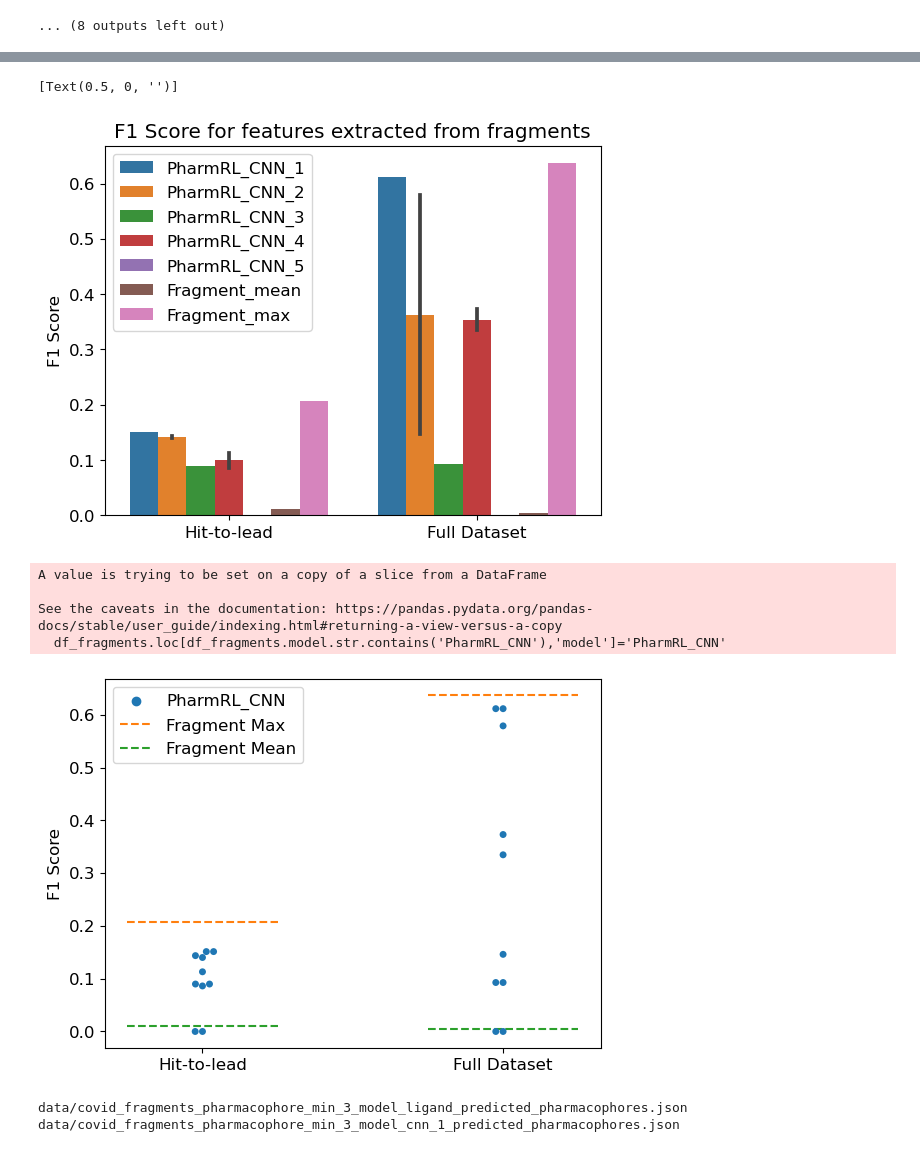
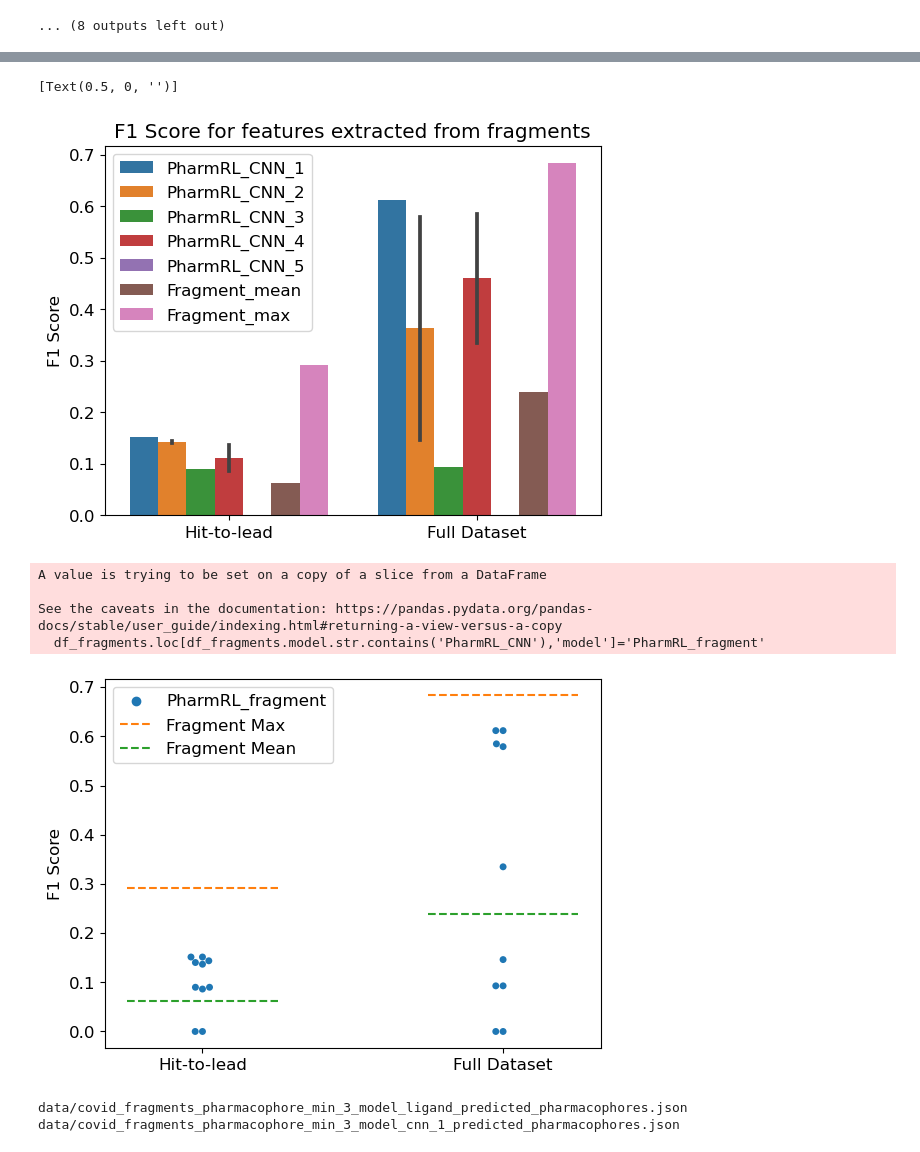
Before and after one commit to RishalAggarwal/Pharmrl, a Jupyter notebook: notebooks/covid_eval.ipynb, the cells around one changed output, grey strips where cells are left out. Cells and saved outputs as stored; diff of their text form; code cells hidden in the pictures.

Commit message:
covid baseline update

```diff
--- a/notebooks/covid_eval.ipynb
+++ b/notebooks/covid_eval.ipynb
@@ -538,19 +538,21 @@ def lines_to_pharmit_query(lines,pdb_file):
         point['x'] = float(line[1])
         point['y'] = float(line[2])
         point['z'] = float(line[3])
+        point['radius'] = 1.0
         query['points'].append(point)
-    #query["exselect"] = "receptor"
-    #query["extolerance"] = 1
-    #query["recname"] = line[5]
-    #query["receptor"] = pdb_file
+    query["exselect"] = "receptor"
+    query["extolerance"] = 1
+    query["recname"] = line[5]
+    query["receptor"] = pdb_file
     return query
 # %%
 import random
 import os
 import subprocess
 import json
+import numpy as np
 file = open('data/covid_moonshot_enabled.txt','r')
-pdb_file=open('data/Mpro_XChem_screen_active_site_11-May-2020/Mpro-x0072_0_nowat.pdb','r').readlines()
+pdb_file=open('data/Mpro_XChem_screen_active_site_11-May-2020/Mpro-x0354_0_nowat.pdb','r').readlines()
 pdb_file="".join(pdb_file)
 lines = file.readlines()
 
@@ -814,7 +817,7 @@ data/covid_cnn_pharmacophore_min_3_model_cnn_1_predicted_pharmacophores.json
 data/covid_cnn_pharmacophore_min_3_model_cnn_2_predicted_pharmacophores.json
 ... (8 outputs left out)
 # %%
-df=pd.concat([df,pd.DataFrame({'system':['fresco','fresco','covid','covid','fresco','fresco','covid','covid'],'f1':[0.010905257799999998,0.207547,0.004909029800000001,0.636595,0.010905257799999998,0.207547,0.004909029800000001,0.636595],'model':['Fragment_mean','Fragment_max','Fragment_mean','Fragment_max','Fragment_mean','Fragment_max','Fragment_mean','Fragment_max'],'features':['fragments','fragments','fragments','fragments','cnn','cnn','cnn','cnn']})],ignore_index=True)
+df=pd.concat([df,pd.DataFrame({'system':['fresco','fresco','covid','covid','fresco','fresco','covid','covid'],'f1':[0.062206791899999996,0.292135,0.2387922313,0.683036,0.062206791899999996,0.292135,0.2387922313,0.683036],'model':['Fragment_mean','Fragment_max','Fragment_mean','Fragment_max','Fragment_mean','Fragment_max','Fragment_mean','Fragment_max'],'features':['fragments','fragments','fragments','fragments','cnn','cnn','cnn','cnn']})],ignore_index=True)
 # %%
 import seaborn as sns
 import matplotlib.pyplot as plt
@@ -860,36 +863,36 @@ ax.set_title('F1 Score for features extracted from fragments')
 ax.set(xlabel=None)
 # %% [output]
 [Text(0.5, 0, '')]
-[figure, old version]
+[figure, new version]
 # %%
 matplotlib.rcParams.update({'font.size': 12})
-df_fragments.loc[df_fragments.model.str.contains('PharmRL_CNN'),'model']='PharmRL_CNN'
+df_fragments.loc[df_fragments.model.str.contains('PharmRL_CNN'),'model']='PharmRL_fragment'
 #df_cnn.loc[df_cnn.num_feats==3,'model']='PharmRL_CNN_3'
 #ax=sns.boxplot(x='system',y='f1',hue='model',data=df_cnn[df_cnn.model.str.contains('PharmRL_CNN')])
-ax=sns.swarmplot(x='system',y='f1',hue='model',data=df_fragments[df_fragments.model.str.contains('PharmRL_CNN')])
+ax=sns.swarmplot(x='system',y='f1',hue='model',data=df_fragments[df_fragments.model.str.contains('PharmRL_fragment')])
 
 #ax=sns.boxplot(x='system',y='f1',hue='model',data=df_cnn[df_cnn['model']=='Fragment_mean'])
 #ax=sns.boxplot(x='system',y='f1',hue='model',data=df_cnn[df_cnn['model']=='Fragment_max'])
 df_fragments_hit=df_fragments[df_fragments['system']=='Hit-to-lead']
 df_fragments_full=df_fragments[df_fragments['system']=='Full Dataset']
 #plot horizontal lines for mean and max for each system
 ax.hlines(y=df_fragments_hit[df_fragments_hit['model']=='Fragment_max']['f1'],xmin=-0.25,xmax=0.25,linestyles='dashed',label='Fragment Max',color='#ff7f0e')
 ax.hlines(y=df_fragments_full[df_fragments_full['model']=='Fragment_max']['f1'],xmin=0.75,xmax=1.25,linestyles='dashed',label='Fragment Max',color='#ff7f0e')
 ax.hlines(y=df_fragments_hit[df_fragments_hit['model']=='Fragment_mean']['f1'],xmin=-0.25,xmax=0.25,linestyles='dashed',label='Fragment Mean',color='#2ca02c')
 ax.hlines(y=df_fragments_full[df_fragments_full['model']=='Fragment_mean']['f1'],xmin=0.75,xmax=1.25,linestyles='dashed',label='Fragment Mean',color='#2ca02c')
 
 #ax.hlines(y=df_cnn_hit[df_cnn_hit['model']=='Fragment_mean']['f1'],xmin=0,xmax=1,linestyles='dashed',label='Fragment Mean',color='red')
 handles, labels = ax.get_legend_handles_labels()
 ax.legend(handles=handles[:2]+[handles[3]], labels=labels[:2]+[labels[3]])
 ax.set_ylabel('F1 Score')
 ax.set(xlabel=None)
-plt.savefig('covid_f1_fragments.png',bbox_inches='tight')
+plt.savefig('covid_f1_fragments.pdf',bbox_inches='tight')
 # %% [output]
 A value is trying to be set on a copy of a slice from a DataFrame
 
 See the caveats in the documentation: https://pandas.pydata.org/pandas-docs/stable/user_guide/indexing.html#returning-a-view-versus-a-copy
-  df_fragments.loc[df_fragments.model.str.contains('PharmRL_CNN'),'model']='PharmRL_CNN'
+  df_fragments.loc[df_fragments.model.str.contains('PharmRL_CNN'),'model']='PharmRL_fragment'
-[figure, old version]
+[figure, new version]
 # %%
 import numpy as np
 import pandas as pd
```
Also changed, not shown: parts of 6 cells of this notebook.
